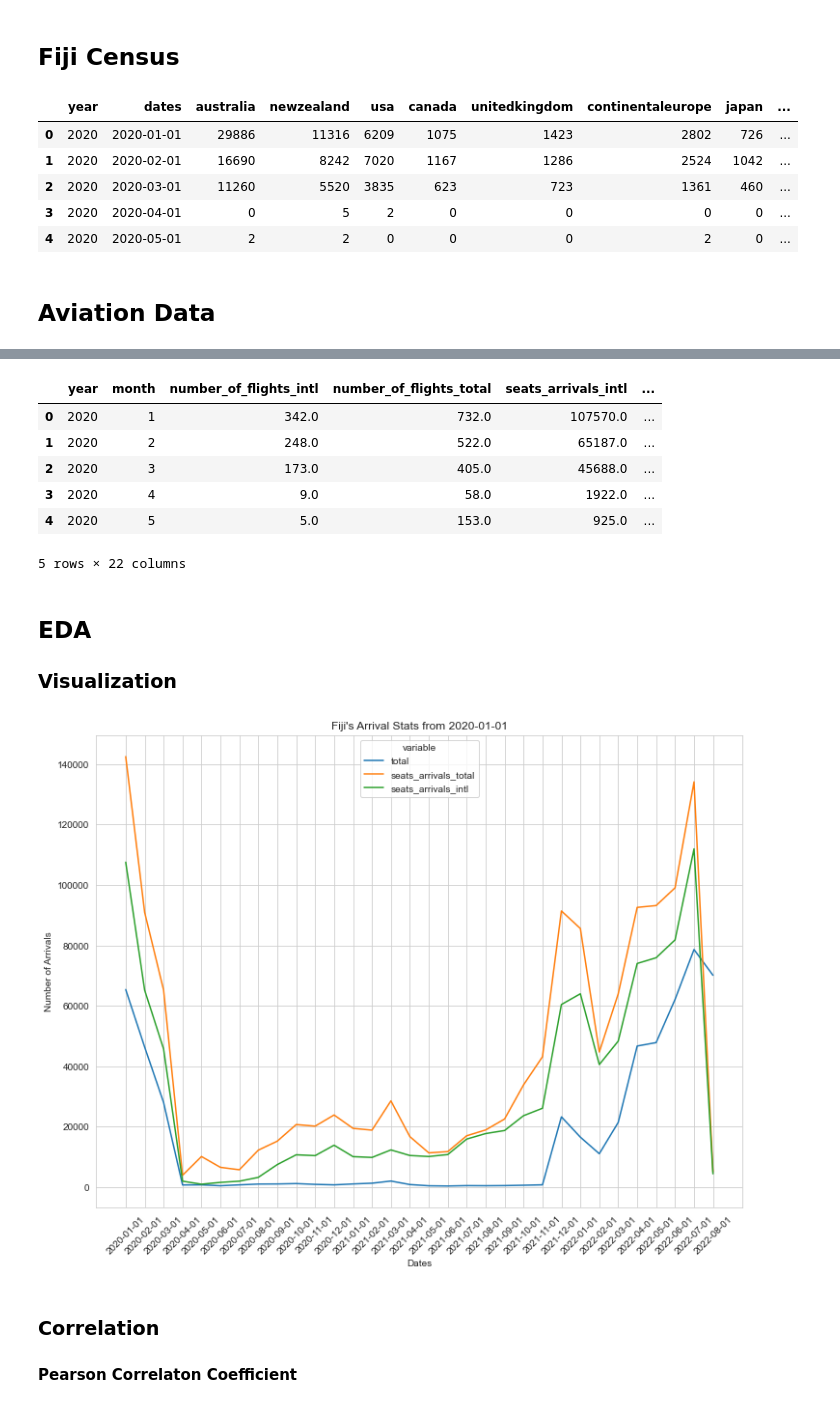
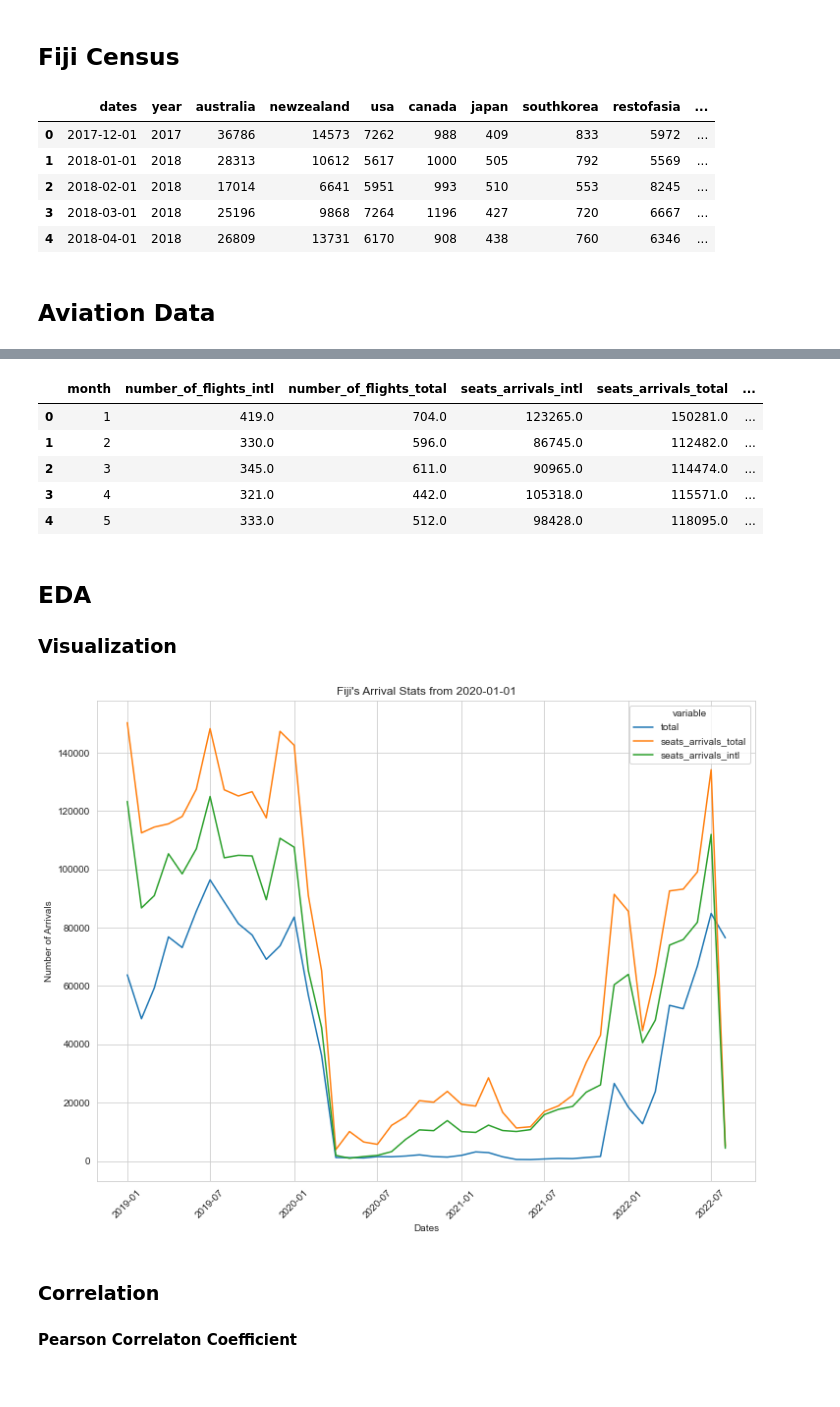
Before and after one commit to worldbank/pacific-observatory, a Jupyter notebook: scripts/notebooks/EDA-Fiji.ipynb, the cells around one changed output, grey strips where cells are left out. Drawn from its saved outputs; the diff is of its cells as text; code cells hidden in the pictures.

Commit message:
updare fiji's data and testing stats.

```diff
--- a/scripts/notebooks/EDA-Fiji.ipynb
+++ b/scripts/notebooks/EDA-Fiji.ipynb
@@ -21,19 +24,32 @@ filepaths = [fiji_folder + file for file in fiji_files]
 # %% [markdown]
 ## Fiji Census
 # %%
-for file in filepaths:
-    if "by_month" in file:
-        break
+file_17_19 = "visitors_by_origin_month_17_19.csv"
+file_20_22 = "visitors_by_month_20_22.csv"
 
-df = pd.read_csv(file).drop("Unnamed: 0", axis=1)
+df17_19 = pd.read_csv(fiji_folder + file_17_19).drop("Unnamed: 0", axis=1)
+df20_22 = pd.read_csv(fiji_folder + file_20_22).drop("Unnamed: 0", axis=1)
+
+df = pd.concat([df17_19, df20_22], axis=0)
+df["dates"] = pd.to_datetime(df["dates"])
+df["month"] = df["dates"].dt.month
+df = (df.sort_values(by="dates")
+      .reset_index()
+      .drop("index", axis=1)
+      .fillna(0))
+
+cols = df.columns[~df.columns.isin(["dates", "year", "month"])]
+for col in cols:
+    df[col] = df[col].astype(int)
+
 df.head(5)
 # %% [output]
-|  | year | dates | australia | newzealand | usa | canada | unitedkingdom | continentaleurope | japan | ... |
-| 0 | 2020 | 2020-01-01 | 29886 | 11316 | 6209 | 1075 | 1423 | 2802 | 726 | ... |
-| 1 | 2020 | 2020-02-01 | 16690 | 8242 | 7020 | 1167 | 1286 | 2524 | 1042 | ... |
-| 2 | 2020 | 2020-03-01 | 11260 | 5520 | 3835 | 623 | 723 | 1361 | 460 | ... |
-| 3 | 2020 | 2020-04-01 | 0 | 5 | 2 | 0 | 0 | 0 | 0 | ... |
-| 4 | 2020 | 2020-05-01 | 2 | 2 | 0 | 0 | 0 | 2 | 0 | ... |
+|  | dates | year | australia | newzealand | usa | canada | japan | southkorea | restofasia | ... |
+| 0 | 2017-12-01 | 2017 | 36786 | 14573 | 7262 | 988 | 409 | 833 | 5972 | ... |
+| 1 | 2018-01-01 | 2018 | 28313 | 10612 | 5617 | 1000 | 505 | 792 | 5569 | ... |
+| 2 | 2018-02-01 | 2018 | 17014 | 6641 | 5951 | 993 | 510 | 553 | 8245 | ... |
+| 3 | 2018-03-01 | 2018 | 25196 | 9868 | 7264 | 1196 | 427 | 720 | 6667 | ... |
+| 4 | 2018-04-01 | 2018 | 26809 | 13731 | 6170 | 908 | 438 | 760 | 6346 | ... |
 # %% [markdown]
 ## Aviation Data
 # %%
@@ -54,47 +70,46 @@ fj_avi = (aviation[(aviation.ISO == "FJ") & (aviation.Aircraft_type == "passenge
           [["Date", "Number_of_flights_intl", "Number_of_flights_total",
             "Seats_arrivals_intl", "Seats_arrivals_total"]])
 
-dates = pd.DataFrame(pd.date_range(start="2020-01-01",
-                                   end="2022-08-01"), columns=["Date"])
+dates = pd.DataFrame(pd.date_range(start="2019-01-01",
+                                   end="2022-08-01"), columns=["dates"])
 
-fj_avi = dates.merge(fj_avi, how="left", on="Date")
-fj_avi["Date"] = pd.to_datetime(fj_avi["Date"])
-fj_avi["Month"], fj_avi["Year"] = fj_avi["Date"].dt.month, fj_avi["Date"].dt.year
+fj_avi = dates.merge(fj_avi, how="left", left_on="dates", right_on="Date")
+fj_avi["dates"] = pd.to_datetime(fj_avi["dates"])
+fj_avi["month"], fj_avi["year"] = fj_avi["dates"].dt.month, fj_avi["dates"].dt.year
 
-fj_avi_19_22 = fj_avi.groupby(by=["Year", "Month"]).sum().reset_index()
-fj_merged = pd.concat([fj_avi_19_22, df], axis=1)
-
-
+fj_avi_19_22 = fj_avi.groupby(by=["year", "month"]).sum().reset_index()
+fj_merged = fj_avi_19_22.merge(df, left_on=["year", "month"], right_on=["year", "month"])
 
 fj_merged = fj_merged.drop("year", axis=1)
 fj_merged.columns = fj_merged.columns.str.lower()
 fj_merged.to_csv(fiji_folder + "fj_merged.csv", encoding="utf-8")
 fj_merged.head(5)
 # %% [output]
-|  | year | month | number_of_flights_intl | number_of_flights_total | seats_arrivals_intl | ... |
-| 0 | 2020 | 1 | 342.0 | 732.0 | 107570.0 | ... |
-| 1 | 2020 | 2 | 248.0 | 522.0 | 65187.0 | ... |
-| 2 | 2020 | 3 | 173.0 | 405.0 | 45688.0 | ... |
-| 3 | 2020 | 4 | 9.0 | 58.0 | 1922.0 | ... |
-| 4 | 2020 | 5 | 5.0 | 153.0 | 925.0 | ... |
+|  | month | number_of_flights_intl | number_of_flights_total | seats_arrivals_intl | seats_arrivals_total | ... |
+| 0 | 1 | 419.0 | 704.0 | 123265.0 | 150281.0 | ... |
+| 1 | 2 | 330.0 | 596.0 | 86745.0 | 112482.0 | ... |
+| 2 | 3 | 345.0 | 611.0 | 90965.0 | 114474.0 | ... |
+| 3 | 4 | 321.0 | 442.0 | 105318.0 | 115571.0 | ... |
+| 4 | 5 | 333.0 | 512.0 | 98428.0 | 118095.0 | ... |
-5 rows × 22 columns
 # %% [markdown]
 ## EDA
 ### Visualization
 # %%
 viz_df = fj_merged[["dates", "total", "seats_arrivals_total", "seats_arrivals_intl"]]
 viz_df = pd.melt(viz_df, "dates")
+viz_df["value"] = viz_df["value"].astype(float)
+
 
 plt.figure(figsize=(12,9))
 sns.set_style("whitegrid")
 sns.lineplot(data=viz_df, x="dates", y="value", hue="variable")
 plt.xlabel("Dates")
 plt.ylabel("Number of Arrivals")
 plt.title("Fiji's Arrival Stats from 2020-01-01")
 plt.xticks(rotation=45)
 plt.show()
 # %% [output]
-[figure, old version]
+[figure, new version]
 # %% [markdown]
 ### Correlation
 #### Pearson Correlaton Coefficient
```
Also changed, not shown: parts of 20 cells of this notebook, 14 other files.
